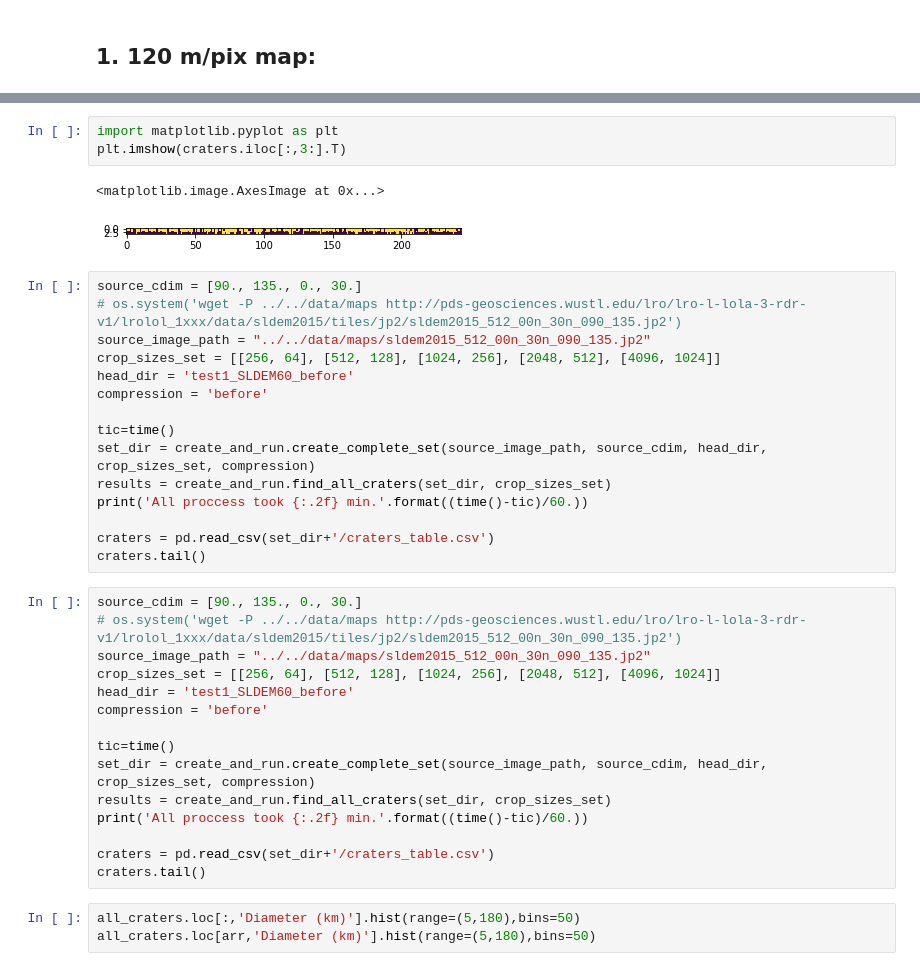
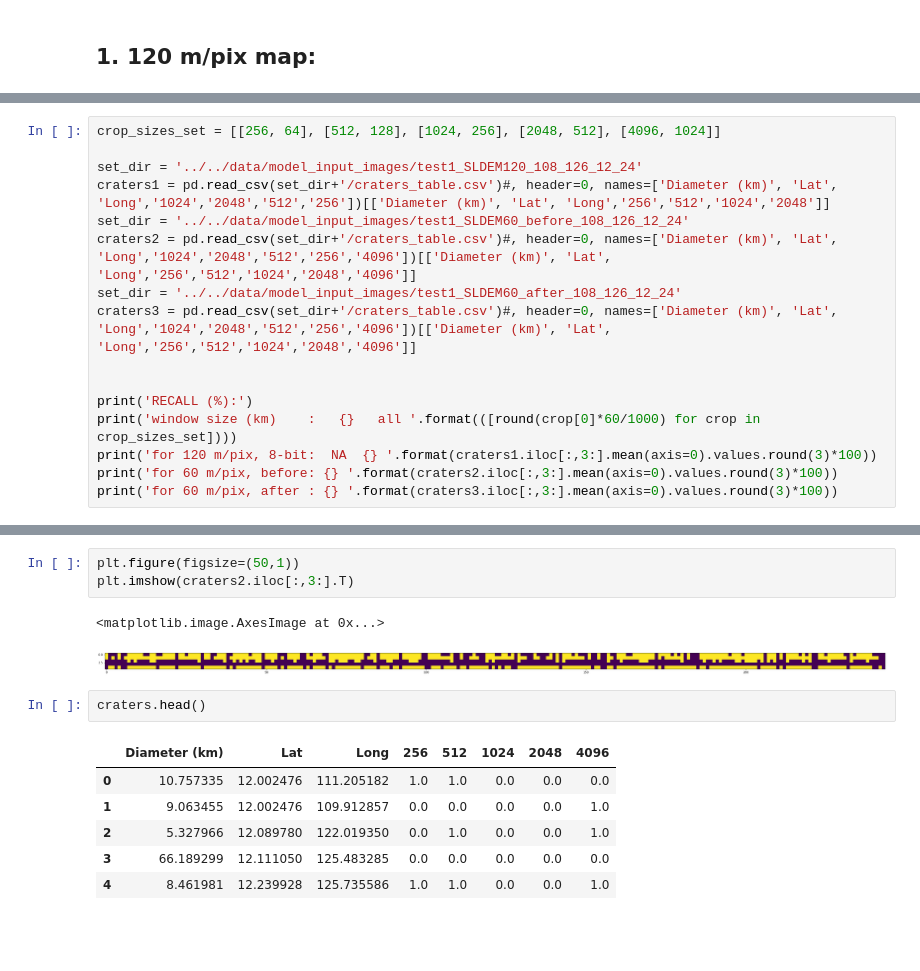
Before and after one commit to arielgis/DLM-Project, a Jupyter notebook: analysis/create_compare_sets.ipynb, the cells around one changed output, grey strips where cells are left out. Cells and saved outputs as stored; diff of their text form; blank space fills up the shorter version.

Commit message:
test more cases

```diff
--- a/analysis/create_compare_sets.ipynb
+++ b/analysis/create_compare_sets.ipynb
@@ -66,0 +16,16 @@ for 120 m/pix, 8-bit: [72.1 77.9 57.4 15.2] | over all: 0.852
+# %%
+crop_sizes_set = [[256, 64], [512, 128], [1024, 256], [2048, 512], [4096, 1024]]
+
+set_dir = '../../data/model_input_images/test1_SLDEM120_108_126_12_24'
+craters1 = pd.read_csv(set_dir+'/craters_table.csv')#, header=0, names=['Diameter (km)', 'Lat', 'Long','1024','2048','512','256'])[['Diameter (km)', 'Lat', 'Long','256','512','1024','2048']]
+set_dir = '../../data/model_input_images/test1_SLDEM60_before_108_126_12_24'
+craters2 = pd.read_csv(set_dir+'/craters_table.csv')#, header=0, names=['Diameter (km)', 'Lat', 'Long','1024','2048','512','256','4096'])[['Diameter (km)', 'Lat', 'Long','256','512','1024','2048','4096']]
+set_dir = '../../data/model_input_images/test1_SLDEM60_after_108_126_12_24'
+craters3 = pd.read_csv(set_dir+'/craters_table.csv')#, header=0, names=['Diameter (km)', 'Lat', 'Long','1024','2048','512','256','4096'])[['Diameter (km)', 'Lat', 'Long','256','512','1024','2048','4096']]
+
+
+print('RECALL (%):')
+print('window size (km)    :   {}   all '.format(([round(crop[0]*60/1000) for crop in crop_sizes_set])))
+print('for 120 m/pix, 8-bit:  NA  {} '.format(craters1.iloc[:,3:].mean(axis=0).values.round(3)*100))
+print('for 60 m/pix, before: {} '.format(craters2.iloc[:,3:].mean(axis=0).values.round(3)*100))
+print('for 60 m/pix, after : {} '.format(craters3.iloc[:,3:].mean(axis=0).values.round(3)*100))
@@ -67,39 +107,15 @@ for 120 m/pix, 8-bit: [72.1 77.9 57.4 15.2] | over all: 0.852
 # %%
-import matplotlib.pyplot as plt
-plt.imshow(craters.iloc[:,3:].T)
+plt.figure(figsize=(50,1))
+plt.imshow(craters2.iloc[:,3:].T)
 # %% [output]
 <matplotlib.image.AxesImage at 0x...>
-[figure, old version]
+[figure, new version]
-# %%
-source_cdim = [90., 135., 0., 30.]
-# os.system('wget -P ../../data/maps http://pds-geosciences.wustl.edu/lro/lro-l-lola-3-rdr-v1/lrolol_1xxx/data/sldem2015/tiles/jp2/sldem2015_512_00n_30n_090_135.jp2')
-source_image_path = "../../data/maps/sldem2015_512_00n_30n_090_135.jp2"
-crop_sizes_set = [[256, 64], [512, 128], [1024, 256], [2048, 512], [4096, 1024]]
-head_dir = 'test1_SLDEM60_before'
-compression = 'before'
-
-tic=time()
-set_dir = create_and_run.create_complete_set(source_image_path, source_cdim, head_dir, crop_sizes_set, compression)
-results = create_and_run.find_all_craters(set_dir, crop_sizes_set)
-print('All proccess took {:.2f} min.'.format((time()-tic)/60.))
-
-craters = pd.read_csv(set_dir+'/craters_table.csv')
-craters.tail()
-# %%
-source_cdim = [90., 135., 0., 30.]
-# os.system('wget -P ../../data/maps http://pds-geosciences.wustl.edu/lro/lro-l-lola-3-rdr-v1/lrolol_1xxx/data/sldem2015/tiles/jp2/sldem2015_512_00n_30n_090_135.jp2')
-source_image_path = "../../data/maps/sldem2015_512_00n_30n_090_135.jp2"
-crop_sizes_set = [[256, 64], [512, 128], [1024, 256], [2048, 512], [4096, 1024]]
-head_dir = 'test1_SLDEM60_before'
-compression = 'before'
-
-tic=time()
-set_dir = create_and_run.create_complete_set(source_image_path, source_cdim, head_dir, crop_sizes_set, compression)
-results = create_and_run.find_all_craters(set_dir, crop_sizes_set)
-print('All proccess took {:.2f} min.'.format((time()-tic)/60.))
-
-craters = pd.read_csv(set_dir+'/craters_table.csv')
-craters.tail()
-# %%
-all_craters.loc[:,'Diameter (km)'].hist(range=(5,180),bins=50)
-all_craters.loc[arr,'Diameter (km)'].hist(range=(5,180),bins=50)
+# %%
+craters.head()
+# %% [output]
+|  | Diameter (km) | Lat | Long | 256 | 512 | 1024 | 2048 | 4096 |
+| 0 | 10.757335 | 12.002476 | 111.205182 | 1.0 | 1.0 | 0.0 | 0.0 | 0.0 |
+| 1 | 9.063455 | 12.002476 | 109.912857 | 0.0 | 0.0 | 0.0 | 0.0 | 1.0 |
+| 2 | 5.327966 | 12.089780 | 122.019350 | 0.0 | 1.0 | 0.0 | 0.0 | 1.0 |
+| 3 | 66.189299 | 12.111050 | 125.483285 | 0.0 | 0.0 | 0.0 | 0.0 | 0.0 |
+| 4 | 8.461981 | 12.239928 | 125.735586 | 1.0 | 1.0 | 0.0 | 0.0 | 1.0 |
```
Also changed, not shown: parts of 24 cells of this notebook, 7 other files.
